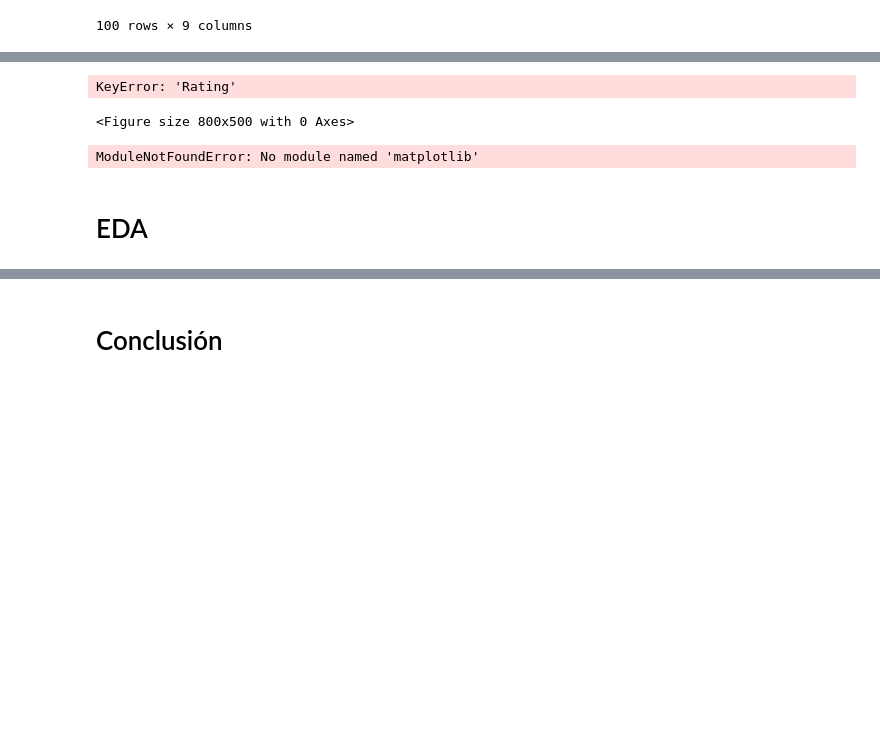
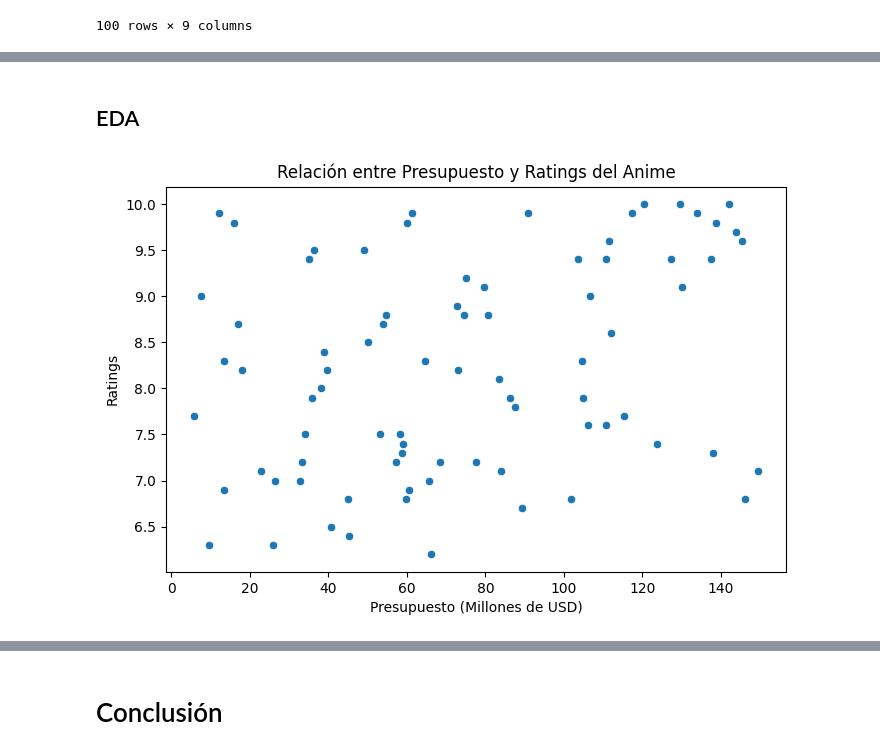
Before and after one commit to ChiaraBB-200/ACT_EDA, a Jupyter notebook: ACT_EDA.ipynb, the cells around one changed output, grey strips where cells are left out. Saved outputs shown, nothing was run; the diff lists cells and outputs as text; code cells hidden in the pictures; blank space fills up the shorter version.

```diff
--- a/ACT_EDA.ipynb
+++ b/ACT_EDA.ipynb
@@ -28,22 +55,16 @@ anime
+# %% [markdown]
+## EDA
 # %%
+
 import matplotlib.pyplot as plt
 import seaborn as sns
 
 anime_ratings_budget = anime[['Ratings', 'Budget (in Million USD)']]
-plt.figure(figsize=(8,5))
-sns.scatterplot(x=anime_ratings_budget['Budget (in Million USD)'], y=anime_ratings_budget['Rating'])
+plt.figure(figsize=(8, 5))
+sns.scatterplot(x=anime_ratings_budget['Budget (in Million USD)'], y=anime_ratings_budget['Ratings'])
 plt.xlabel("Presupuesto (Millones de USD)")
-plt.ylabel("Rating")
-plt.title("Relación entre Presupuesto y Rating del Anime")
+plt.ylabel("Ratings")
+plt.title("Relación entre Presupuesto y Ratings del Anime")
 plt.show()
 # %% [output]
-KeyError: 'Rating'
-<Figure size 800x500 with 0 Axes>
+[figure, added]
-# %%
-import matplotlib.pyplot as plt
-import seaborn as sns
-print("Bibliotecas instaladas correctamente")
-# %% [output]
-ModuleNotFoundError: No module named 'matplotlib'
-# %% [markdown]
-# EDA
```
Also changed, not shown: parts of 7 cells of this notebook.
